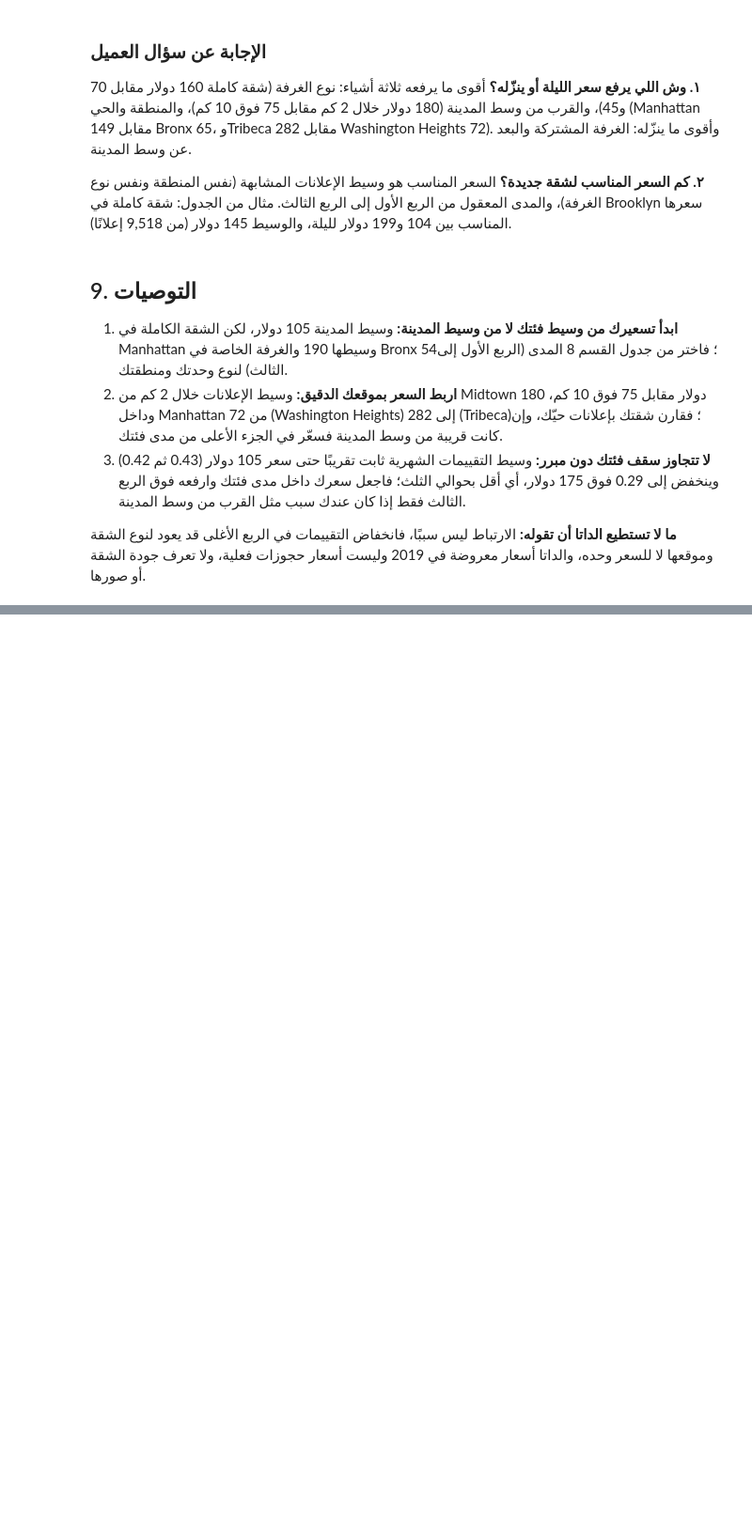
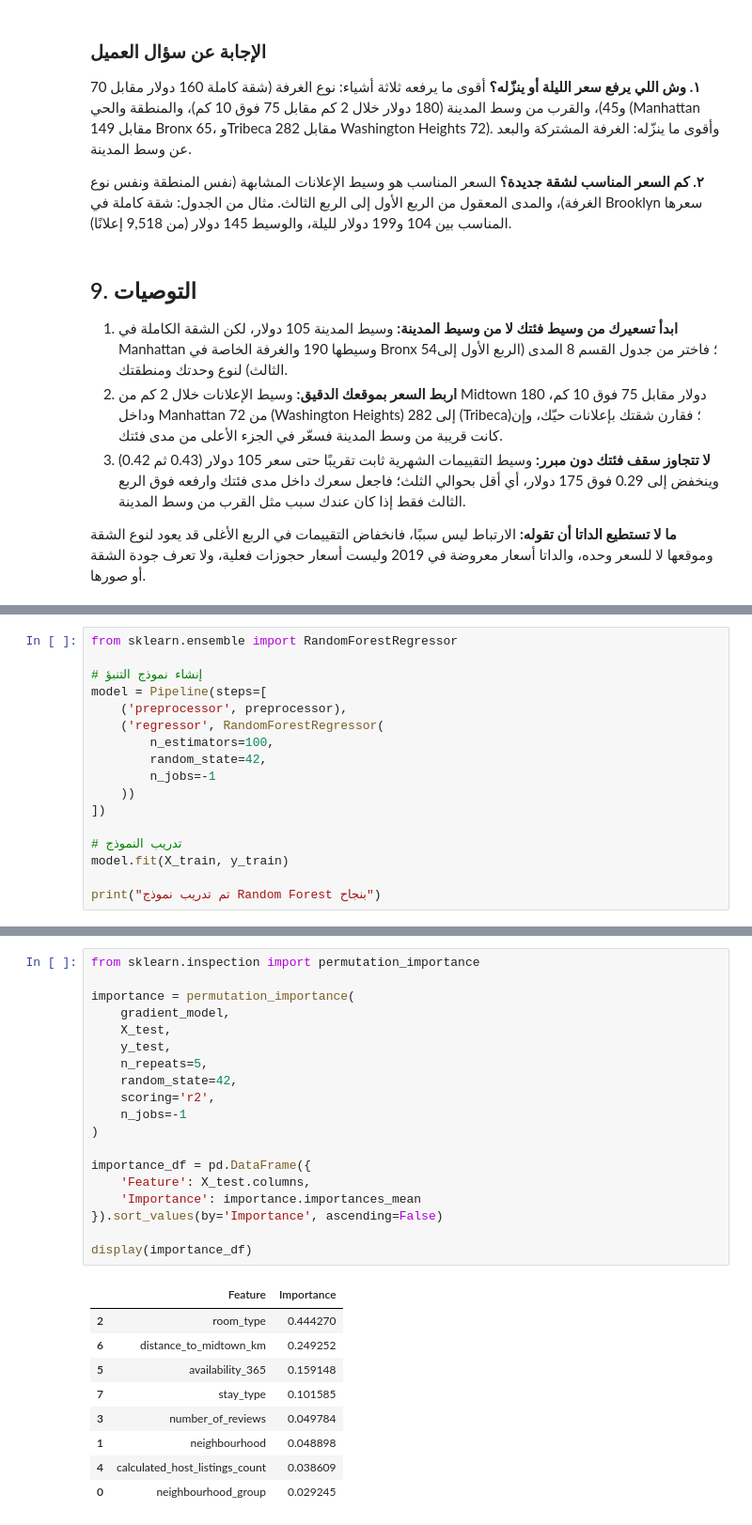
Before and after one commit to loudamn78-gif/smartstay-ai, a Jupyter notebook: notebook.ipynb, the cells around one changed output, grey strips where cells are left out. Shown at 94% size. Drawn from its saved outputs; the diff is of its cells as text; blank space fills up the shorter version.

```diff
--- a/notebook.ipynb
+++ b/notebook.ipynb
@@ -883,0 +1161,17 @@ files.download("/content/smartstay-run.zip")
+# %%
+from sklearn.ensemble import RandomForestRegressor
+
+# إنشاء نموذج التنبؤ
+model = Pipeline(steps=[
+    ('preprocessor', preprocessor),
+    ('regressor', RandomForestRegressor(
+        n_estimators=100,
+        random_state=42,
+        n_jobs=-1
+    ))
+])
+
+# تدريب النموذج
+model.fit(X_train, y_train)
+
+print("تم تدريب نموذج Random Forest بنجاح")
@@ -883,0 +1325,29 @@ files.download("/content/smartstay-run.zip")
+# %%
+from sklearn.inspection import permutation_importance
+
+importance = permutation_importance(
+    gradient_model,
+    X_test,
+    y_test,
+    n_repeats=5,
+    random_state=42,
+    scoring='r2',
+    n_jobs=-1
+)
+
+importance_df = pd.DataFrame({
+    'Feature': X_test.columns,
+    'Importance': importance.importances_mean
+}).sort_values(by='Importance', ascending=False)
+
+display(importance_df)
+# %% [output]
+|  | Feature | Importance |
+| 2 | room_type | 0.444270 |
+| 6 | distance_to_midtown_km | 0.249252 |
+| 5 | availability_365 | 0.159148 |
+| 7 | stay_type | 0.101585 |
+| 3 | number_of_reviews | 0.049784 |
+| 1 | neighbourhood | 0.048898 |
+| 4 | calculated_host_listings_count | 0.038609 |
+| 0 | neighbourhood_group | 0.029245 |
```
Also changed, not shown: parts of 38 cells of this notebook.
